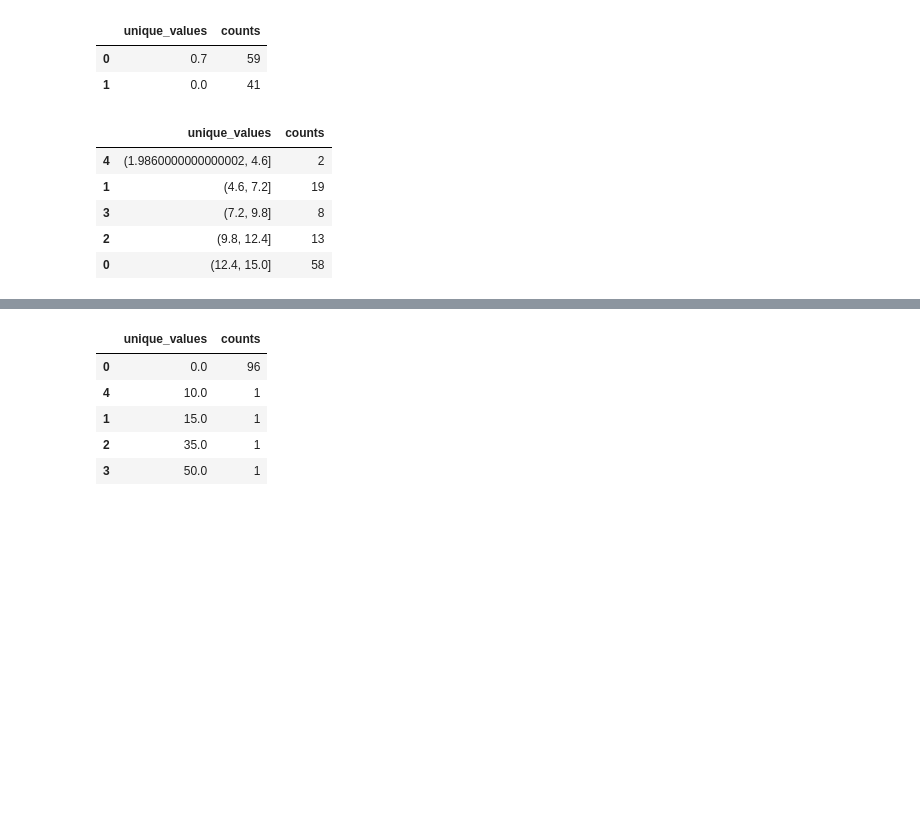
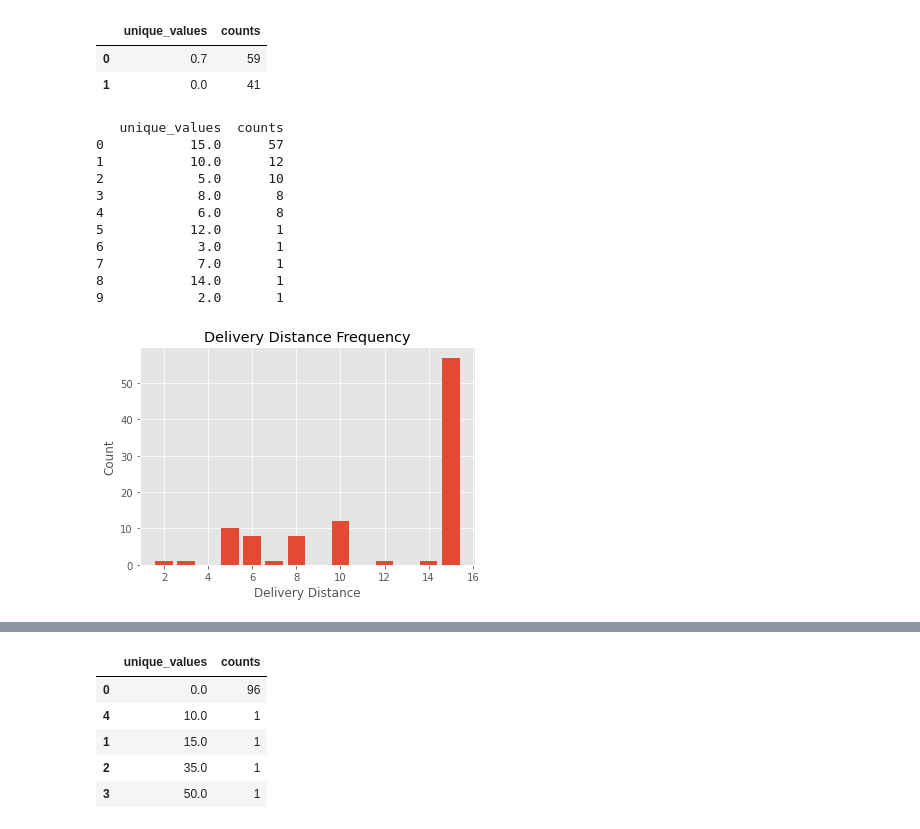
Before and after one commit to ritkumar10/RohanIntern, a Jupyter notebook: Master Data Sets.ipynb, the cells around one changed output, grey strips where cells are left out. Cells and saved outputs as stored; diff of their text form; code cells hidden in the pictures; blank space fills up the shorter version.

Commit message:
Added Graphs for presentation

```diff
--- a/Master Data Sets.ipynb
+++ b/Master Data Sets.ipynb
@@ -1,3 +1,16 @@
+# %%
+import numpy as np
+import pandas as pd
+import math
+from geopy.geocoders import Nominatim
+geolocator = Nominatim(user_agent="Master Data Sets.ipynb")
+from matplotlib import pyplot as plt
+from ast import literal_eval
+from sklearn.metrics.pairwise import haversine_distances
+import itertools
+import seaborn as sns
+from matplotlib import style
+style.use('ggplot')
 # %%
 train_cust =pd.read_csv('train_customers.csv',parse_dates=['created_at','updated_at'])
 test_cust =pd.read_csv('test_customers.csv',parse_dates=['created_at','updated_at'])
@@ -380,14 +393,29 @@ delivery_chrg
 | 1 | 0.0 | 41 |
 # %%
 #Delivery distance frequency
-delivery_dist=vendors['serving_distance'].value_counts(bins =5).rename_axis('unique_values').reset_index(name='counts')
+delivery_dist=vendors['serving_distance'].value_counts().rename_axis('unique_values').reset_index(name='counts')
 delivery_dist.sort_values(by='unique_values', ascending=True)
+x=delivery_dist['unique_values']
+y=delivery_dist['counts']
+plt.bar(x,y)
+plt.grid=(True)
+plt.title("Delivery Distance Frequency")
+plt.xlabel("Delivery Distance")
+plt.ylabel("Count")
+plt.show
+print(delivery_dist)
 # %% [output]
-|  | unique_values | counts |
-| 4 | (1.9860000000000002, 4.6] | 2 |
-| 1 | (4.6, 7.2] | 19 |
-| 3 | (7.2, 9.8] | 8 |
-| 2 | (9.8, 12.4] | 13 |
-| 0 | (12.4, 15.0] | 58 |
+   unique_values  counts
+0           15.0      57
+1           10.0      12
+2            5.0      10
+3            8.0       8
+4            6.0       8
+5           12.0       1
+6            3.0       1
+7            7.0       1
+8           14.0       1
+9            2.0       1
+[figure, added]
 # %%
 #prepration_time analysis
```
Also changed, not shown: parts of 36 cells of this notebook.
